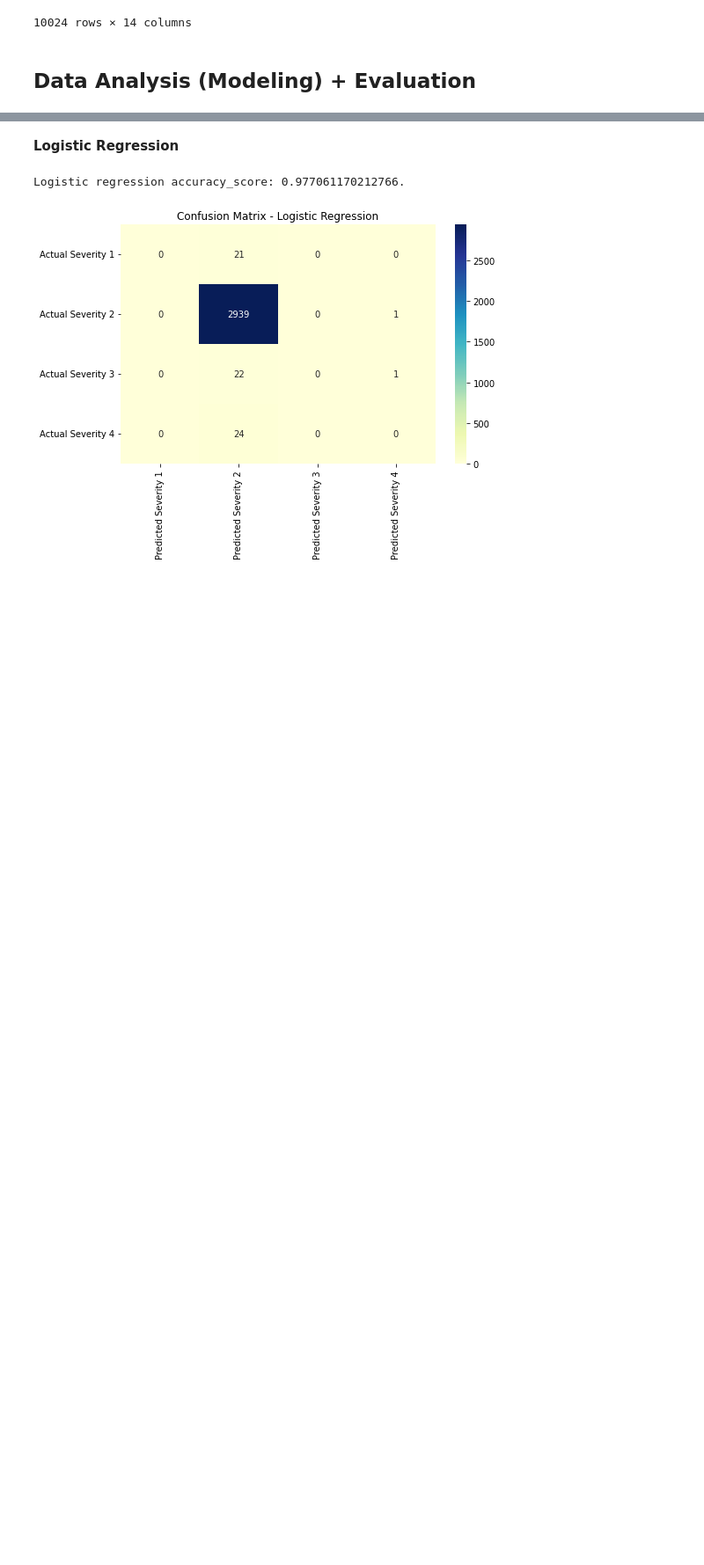
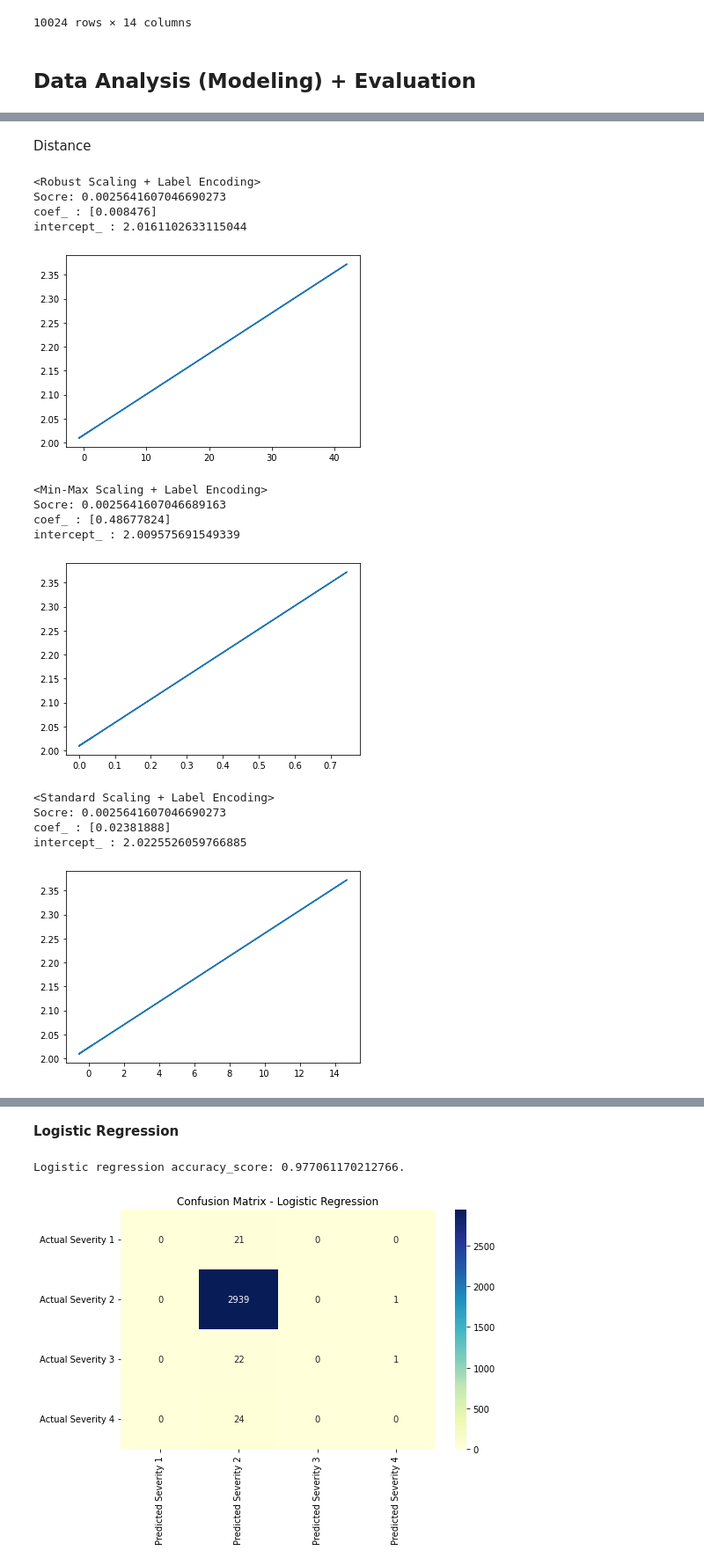
Before and after one commit to gnryu/DataScience-2022, a Jupyter notebook: final.ipynb, the cells around one changed output, grey strips where cells are left out. Shown at 88% size. Drawn from its saved outputs; the diff is of its cells as text; code cells hidden in the pictures; blank space fills up the shorter version.

```diff
--- a/final.ipynb
+++ b/final.ipynb
@@ -796,0 +909,29 @@ robust_label(data_Orlando_test)
+# %% [markdown]
+Distance
+# %%
+print("<Robust Scaling + Label Encoding>")
+Linear_Regression(robust_label(data_Orlando_test), 'Distance(mi)', 'Severity')
+print()
+
+print("<Min-Max Scaling + Label Encoding>")
+Linear_Regression(MinMaxSacling_LabelEncoding(data_Orlando_test), 'Distance(mi)', 'Severity')
+print()
+
+print("<Standard Scaling + Label Encoding>")
+Linear_Regression(standard_label(data_Orlando_test), 'Distance(mi)', 'Severity')
+# %% [output]
+<Robust Scaling + Label Encoding>
+Socre: 0.0025641607046690273
+coef_ : [0.008476]
+intercept_ : 2.0161102633115044
+[figure, added]
+<Min-Max Scaling + Label Encoding>
+Socre: 0.0025641607046689163
+coef_ : [0.48677824]
+intercept_ : 2.009575691549339
+[figure, added]
+<Standard Scaling + Label Encoding>
+Socre: 0.0025641607046690273
+coef_ : [0.02381888]
+intercept_ : 2.0225526059766885
+[figure, added]
```
Also changed, not shown: parts of 59 cells of this notebook.
